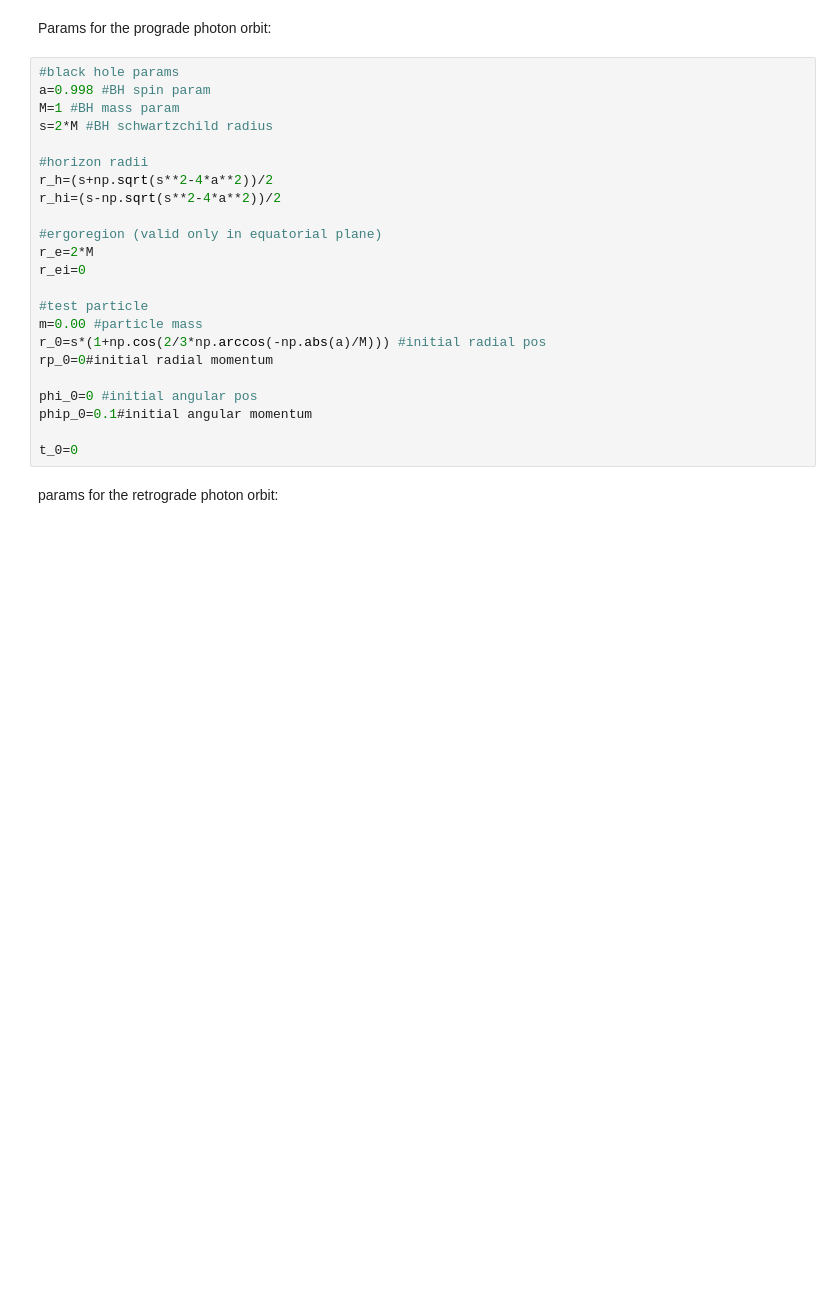
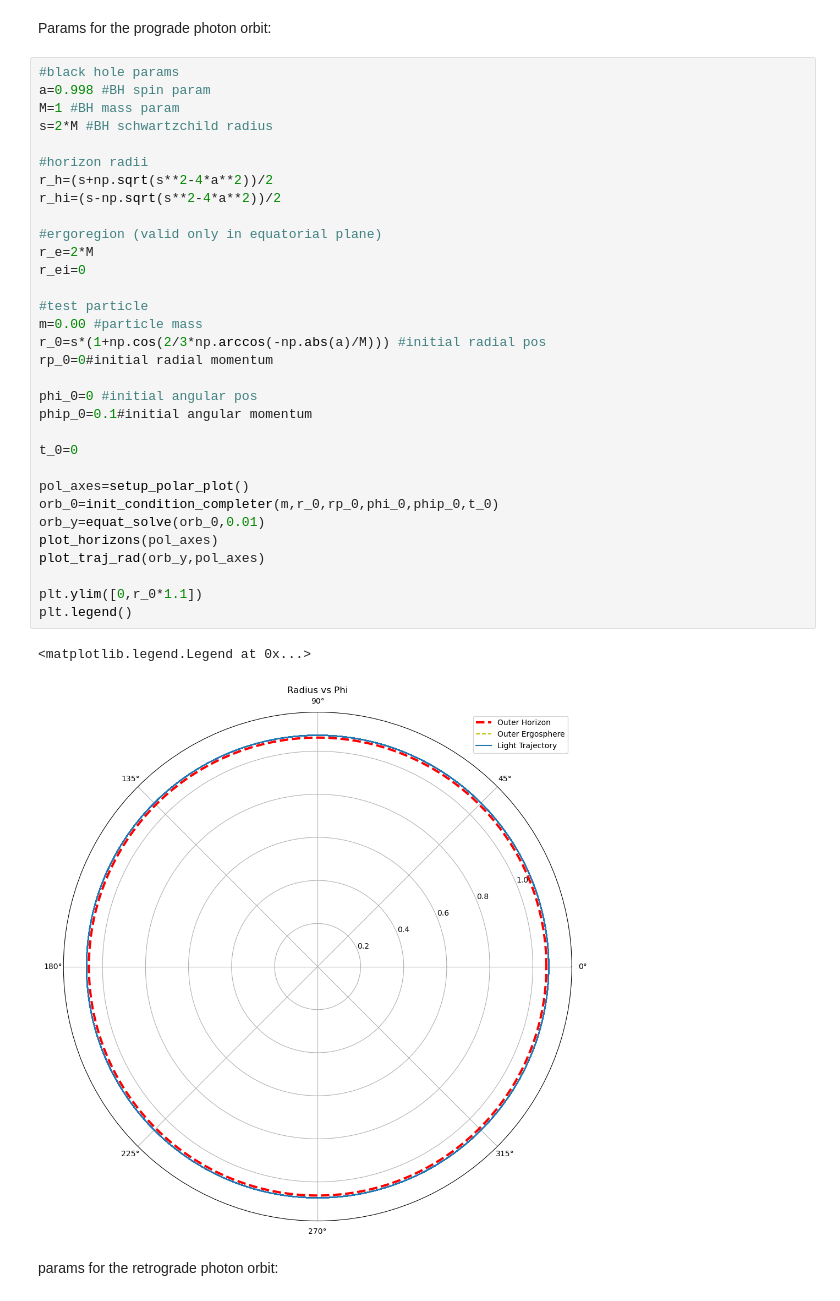
Before and after one commit to LordofDorknes/KerrSim, a Jupyter notebook: KerrSymb.ipynb, the cells around one changed output. Drawn from its saved outputs; the diff is of its cells as text; blank space fills up the shorter version.

```diff
--- a/KerrSymb.ipynb
+++ b/KerrSymb.ipynb
@@ -487,26 +483,38 @@ Params for the prograde photon orbit:
 # %%
 #black hole params
 a=0.998 #BH spin param
 M=1 #BH mass param
 s=2*M #BH schwartzchild radius
 
 #horizon radii
 r_h=(s+np.sqrt(s**2-4*a**2))/2
 r_hi=(s-np.sqrt(s**2-4*a**2))/2
 
 #ergoregion (valid only in equatorial plane)
 r_e=2*M
 r_ei=0
 
 #test particle
 m=0.00 #particle mass
 r_0=s*(1+np.cos(2/3*np.arccos(-np.abs(a)/M))) #initial radial pos
 rp_0=0#initial radial momentum
 
 phi_0=0 #initial angular pos
 phip_0=0.1#initial angular momentum
 
 t_0=0
+
+pol_axes=setup_polar_plot()
+orb_0=init_condition_completer(m,r_0,rp_0,phi_0,phip_0,t_0)
+orb_y=equat_solve(orb_0,0.01)
+plot_horizons(pol_axes)
+plot_traj_rad(orb_y,pol_axes)
+
+plt.ylim([0,r_0*1.1])
+plt.legend()
+# %% [output]
+<matplotlib.legend.Legend at 0x...>
+[figure, added]
 # %% [markdown]
 params for the retrograde photon orbit:
 # %%
```
Also changed, not shown: parts of 3 cells of this notebook.
